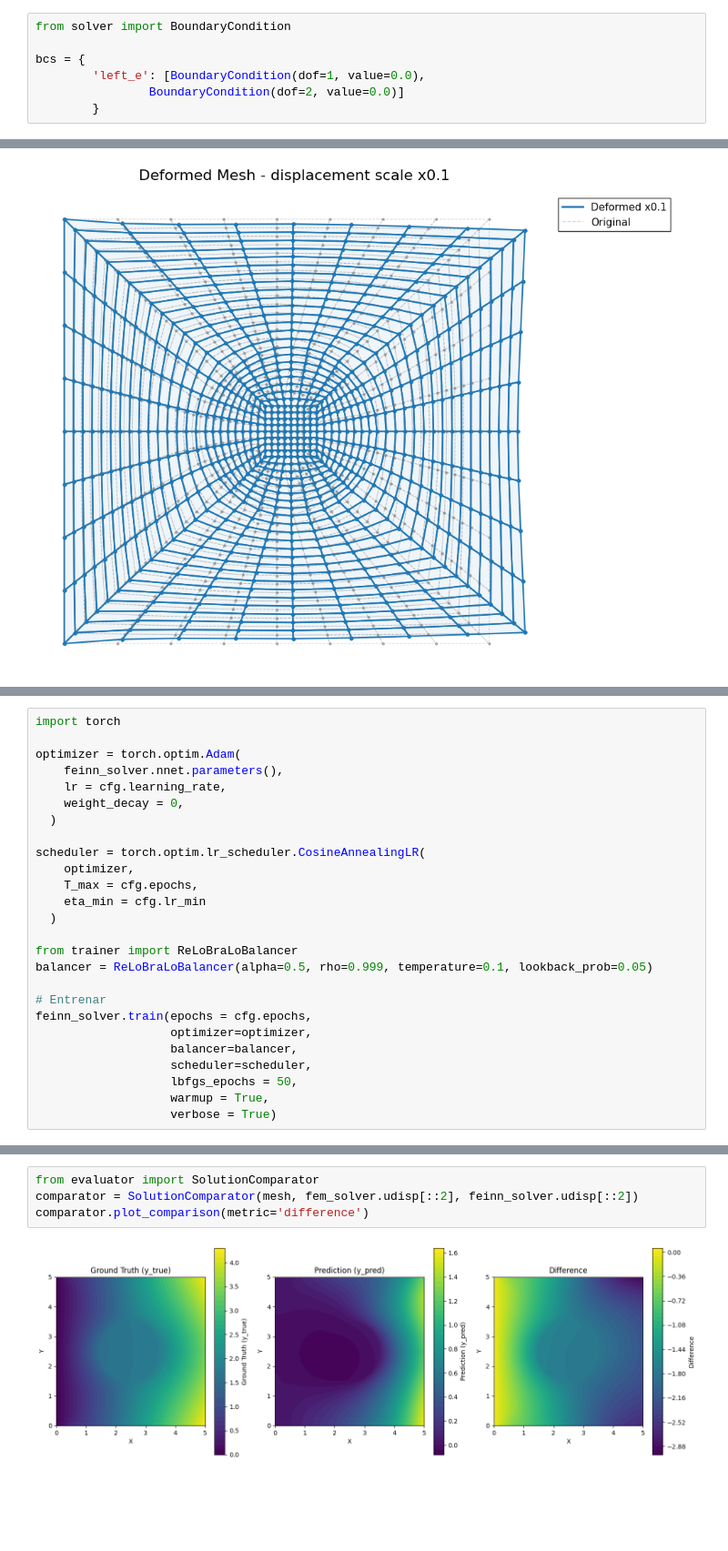
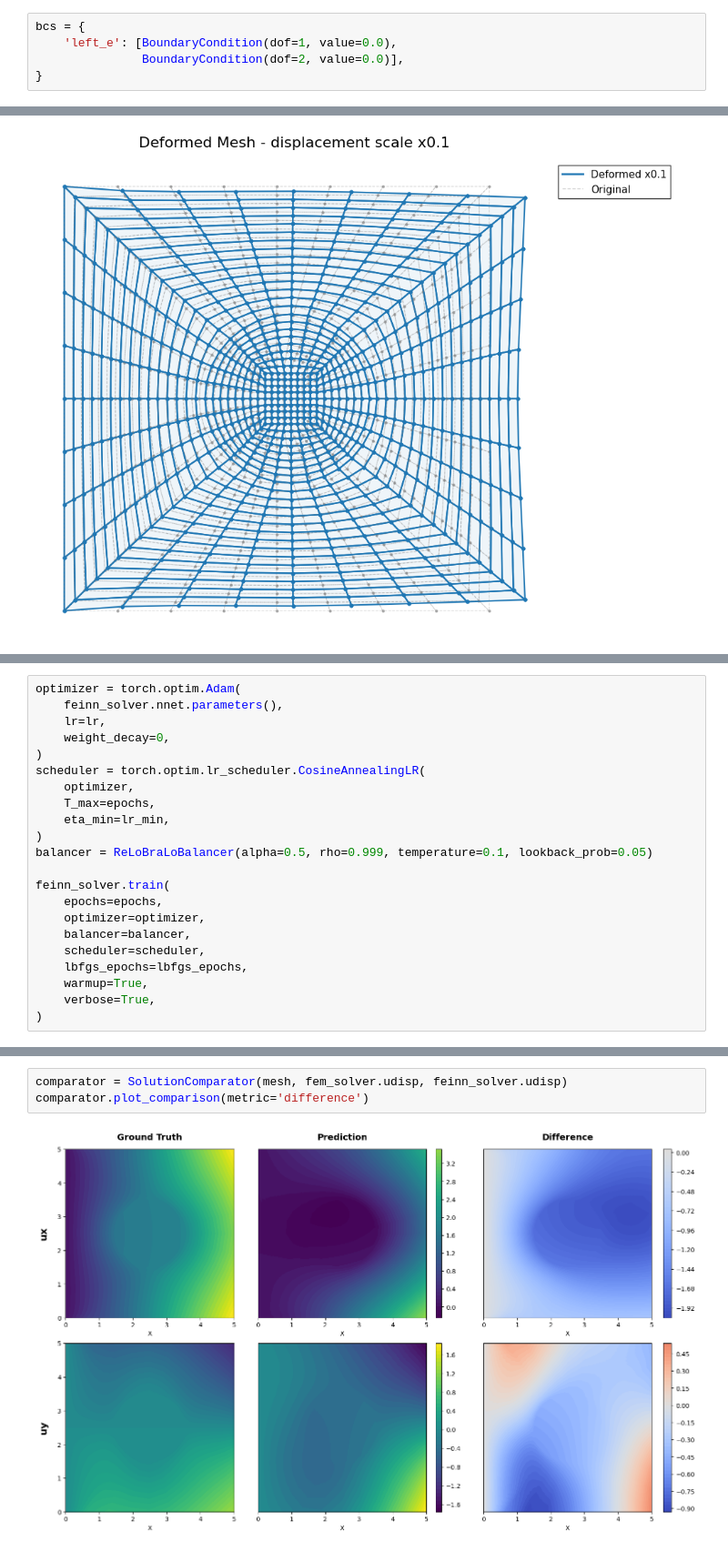
Before and after one commit to bdesia/feinn_project, a Jupyter notebook: notebooks/FEINN_example3/E3_RVE.ipynb, the cells around one changed output, grey strips where cells are left out. Shown at 91% size. Drawn from its saved outputs; the diff is of its cells as text; blank space fills up the shorter version.

```diff
--- a/notebooks/FEINN_example3/E3_RVE.ipynb
+++ b/notebooks/FEINN_example3/E3_RVE.ipynb
@@ -47,8 +39,6 @@ mesh.plot(show_nodes=False, element_groups_to_plot=['fiber_s','matrix_s'])
 # %%
-from solver import BoundaryCondition
-
 bcs = {
-        'left_e': [BoundaryCondition(dof=1, value=0.0),
-                BoundaryCondition(dof=2, value=0.0)]
-        }
+    'left_e': [BoundaryCondition(dof=1, value=0.0),
+               BoundaryCondition(dof=2, value=0.0)],
+}
 # %% [markdown]
@@ -132,28 +103,24 @@ cfg.lr_min = 1e-5
 # %%
-import torch
-
 optimizer = torch.optim.Adam(
     feinn_solver.nnet.parameters(),
-    lr = cfg.learning_rate,
-    weight_decay = 0,
-  )
-
+    lr=lr,
+    weight_decay=0,
+)
 scheduler = torch.optim.lr_scheduler.CosineAnnealingLR(
     optimizer,
-    T_max = cfg.epochs,
-    eta_min = cfg.lr_min
-  )
-
-from trainer import ReLoBraLoBalancer
+    T_max=epochs,
+    eta_min=lr_min,
+)
 balancer = ReLoBraLoBalancer(alpha=0.5, rho=0.999, temperature=0.1, lookback_prob=0.05)
 
-# Entrenar
-feinn_solver.train(epochs = cfg.epochs,
-                   optimizer=optimizer,
-                   balancer=balancer,
-                   scheduler=scheduler,
-                   lbfgs_epochs = 50,
-                   warmup = True,
-                   verbose = True)
+feinn_solver.train(
+    epochs=epochs,
+    optimizer=optimizer,
+    balancer=balancer,
+    scheduler=scheduler,
+    lbfgs_epochs=lbfgs_epochs,
+    warmup=True,
+    verbose=True,
+)
 # %% [output]
 [FEINN] Starting warmup for zero initial displacement
@@ -180,6 +147,5 @@ feinn_solver.plot_history(title="Train FEINN - matrix-fiber RVE")
 # %%
-from evaluator import SolutionComparator
-comparator = SolutionComparator(mesh, fem_solver.udisp[::2], feinn_solver.udisp[::2])
+comparator = SolutionComparator(mesh, fem_solver.udisp, feinn_solver.udisp)
 comparator.plot_comparison(metric='difference')
 # %% [output]
-[figure, old version]
+[figure, new version]
```
Also changed, not shown: parts of 32 cells of this notebook.
